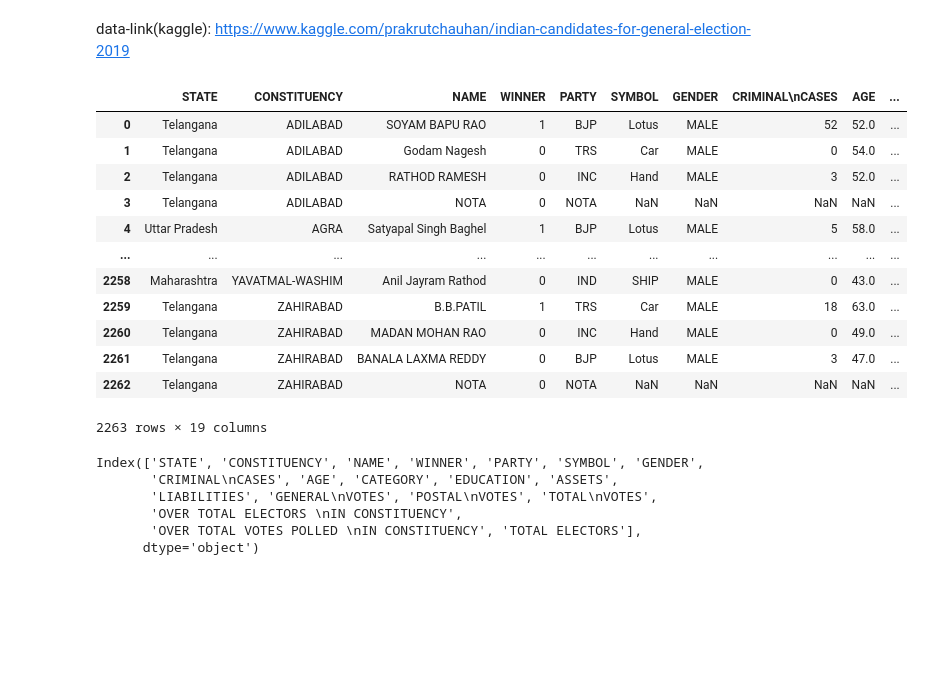
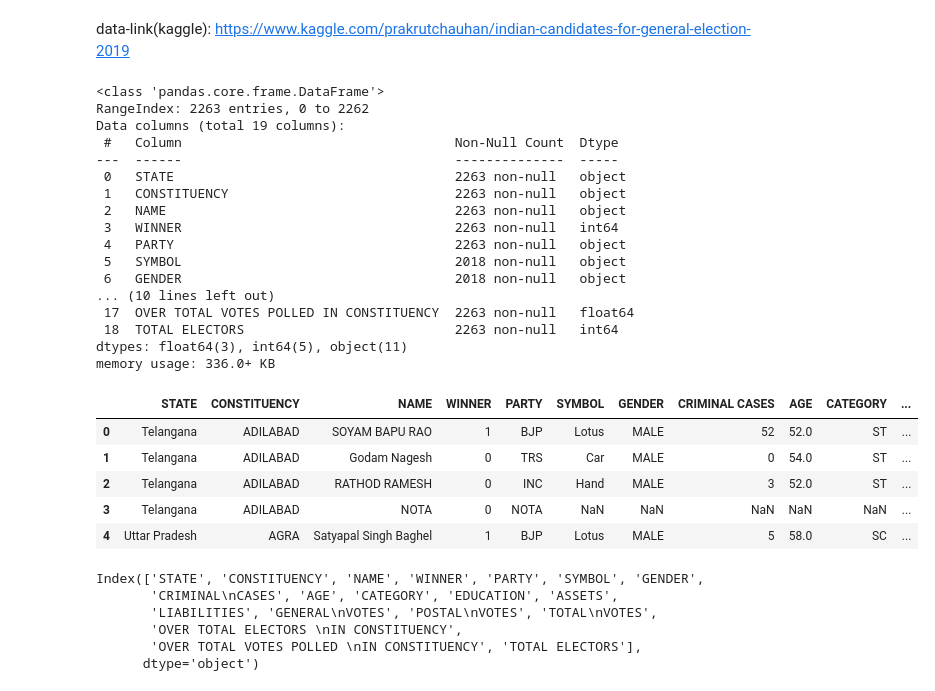
Before and after one commit to yashdalvi221/Data_Analysis_Projects, a Jupyter notebook: Indin_Lower_house_election_2019/EDA_Indian_Central_election_2019.ipynb, the cells around one changed output. Saved outputs shown, nothing was run; the diff lists cells and outputs as text; code cells hidden in the pictures; blank space fills up the shorter version.

```diff
--- a/Indin_Lower_house_election_2019/EDA_Indian_Central_election_2019.ipynb
+++ b/Indin_Lower_house_election_2019/EDA_Indian_Central_election_2019.ipynb
@@ -17,21 +17,34 @@ table.dataframe td, table.dataframe th{
 # %%
 df_with_NOTA = pd.read_csv('LS_2.0.csv')
 # %%
-df_with_NOTA
+df_with_NOTA.info()
 # %% [output]
-|  | STATE | CONSTITUENCY | NAME | WINNER | PARTY | SYMBOL | GENDER | CRIMINAL\nCASES | AGE | ... |
-| 0 | Telangana | ADILABAD | SOYAM BAPU RAO | 1 | BJP | Lotus | MALE | 52 | 52.0 | ... |
-| 1 | Telangana | ADILABAD | Godam Nagesh | 0 | TRS | Car | MALE | 0 | 54.0 | ... |
-| 2 | Telangana | ADILABAD | RATHOD RAMESH | 0 | INC | Hand | MALE | 3 | 52.0 | ... |
-| 3 | Telangana | ADILABAD | NOTA | 0 | NOTA | NaN | NaN | NaN | NaN | ... |
-| 4 | Uttar Pradesh | AGRA | Satyapal Singh Baghel | 1 | BJP | Lotus | MALE | 5 | 58.0 | ... |
-| ... | ... | ... | ... | ... | ... | ... | ... | ... | ... | ... |
-| 2258 | Maharashtra | YAVATMAL-WASHIM | Anil Jayram Rathod | 0 | IND | SHIP | MALE | 0 | 43.0 | ... |
-| 2259 | Telangana | ZAHIRABAD | B.B.PATIL | 1 | TRS | Car | MALE | 18 | 63.0 | ... |
-| 2260 | Telangana | ZAHIRABAD | MADAN MOHAN RAO | 0 | INC | Hand | MALE | 0 | 49.0 | ... |
-| 2261 | Telangana | ZAHIRABAD | BANALA LAXMA REDDY | 0 | BJP | Lotus | MALE | 3 | 47.0 | ... |
-| 2262 | Telangana | ZAHIRABAD | NOTA | 0 | NOTA | NaN | NaN | NaN | NaN | ... |
-2263 rows × 19 columns
+<class 'pandas.core.frame.DataFrame'>
+RangeIndex: 2263 entries, 0 to 2262
+Data columns (total 19 columns):
+ #   Column                                   Non-Null Count  Dtype
+---  ------                                   --------------  -----
+ 0   STATE                                    2263 non-null   object
+ 1   CONSTITUENCY                             2263 non-null   object
+ 2   NAME                                     2263 non-null   object
+ 3   WINNER                                   2263 non-null   int64
+ 4   PARTY                                    2263 non-null   object
+ 5   SYMBOL                                   2018 non-null   object
+ 6   GENDER                                   2018 non-null   object
+... (10 lines left out)
+ 17  OVER TOTAL VOTES POLLED IN CONSTITUENCY  2263 non-null   float64
+ 18  TOTAL ELECTORS                           2263 non-null   int64
+dtypes: float64(3), int64(5), object(11)
+memory usage: 336.0+ KB
+# %%
+df_with_NOTA.head()
+# %% [output]
+|  | STATE | CONSTITUENCY | NAME | WINNER | PARTY | SYMBOL | GENDER | CRIMINAL CASES | AGE | CATEGORY | ... |
+| 0 | Telangana | ADILABAD | SOYAM BAPU RAO | 1 | BJP | Lotus | MALE | 52 | 52.0 | ST | ... |
+| 1 | Telangana | ADILABAD | Godam Nagesh | 0 | TRS | Car | MALE | 0 | 54.0 | ST | ... |
+| 2 | Telangana | ADILABAD | RATHOD RAMESH | 0 | INC | Hand | MALE | 3 | 52.0 | ST | ... |
+| 3 | Telangana | ADILABAD | NOTA | 0 | NOTA | NaN | NaN | NaN | NaN | NaN | ... |
+| 4 | Uttar Pradesh | AGRA | Satyapal Singh Baghel | 1 | BJP | Lotus | MALE | 5 | 58.0 | SC | ... |
 # %%
 df_with_NOTA.columns
 # %% [output]
```
Also changed, not shown: parts of 6 cells of this notebook, 1 other file.
